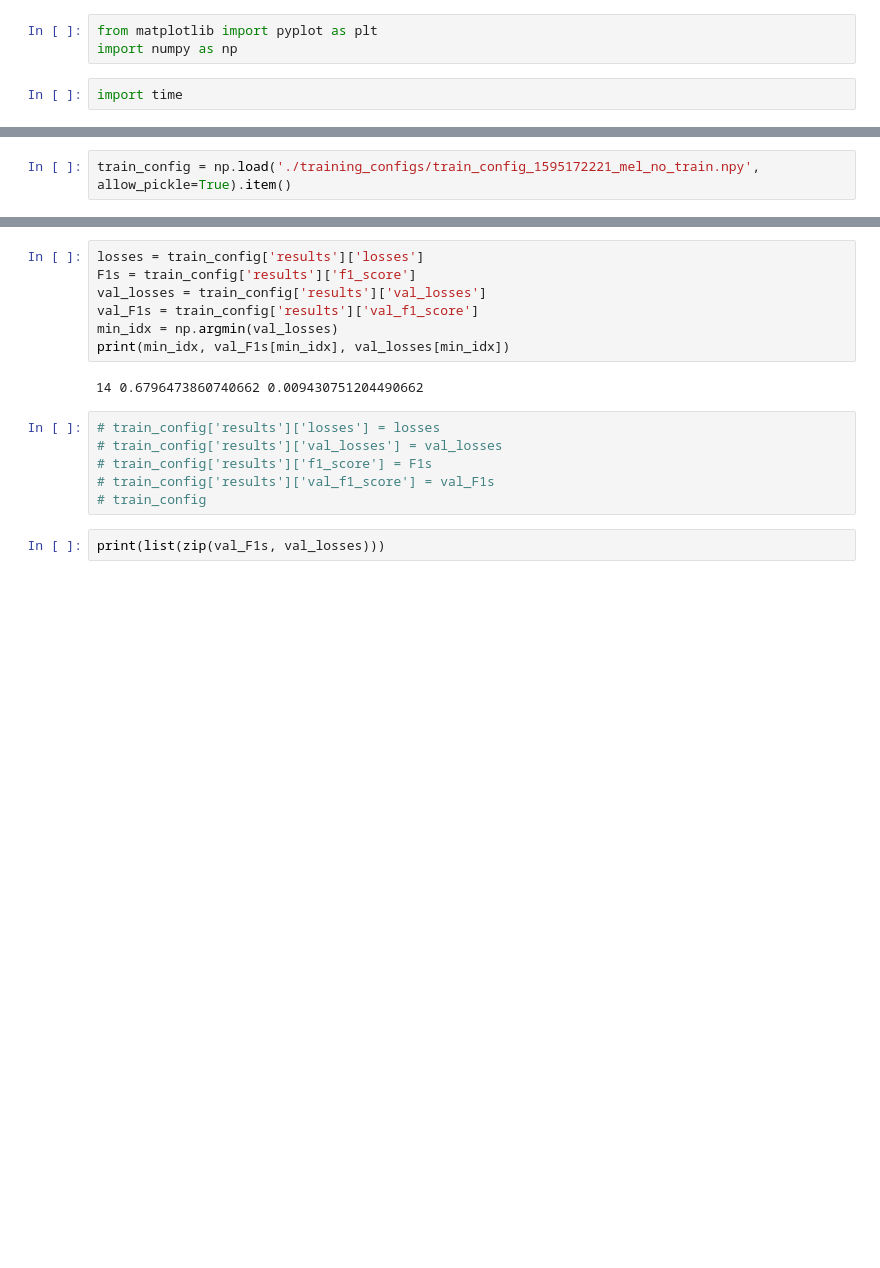
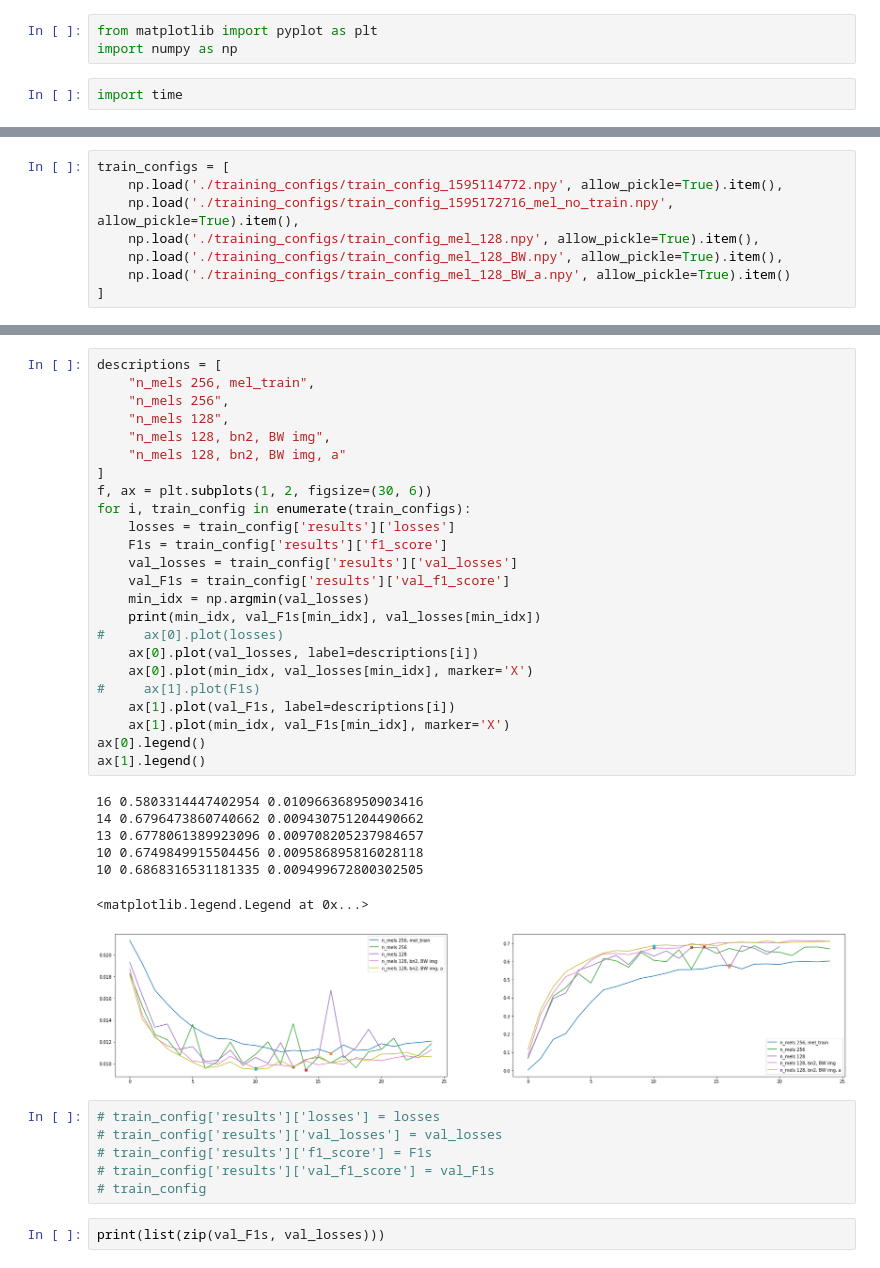
Before and after one commit to jganzabal/kaggle-birds, a Jupyter notebook: 65_training_curves.ipynb, the cells around one changed output, grey strips where cells are left out. Cells and saved outputs as stored; diff of their text form; blank space fills up the shorter version.

```diff
--- a/65_training_curves.ipynb
+++ b/65_training_curves.ipynb
@@ -40,2 +89,0 @@ import time
-# %%
-train_config = np.load('./training_configs/train_config_1595172221_mel_no_train.npy', allow_pickle=True).item()
@@ -41,0 +156,8 @@ train_config = np.load('./training_configs/train_config_1595172221_mel_no_train.
+# %%
+train_configs = [
+    np.load('./training_configs/train_config_1595114772.npy', allow_pickle=True).item(),
+    np.load('./training_configs/train_config_1595172716_mel_no_train.npy', allow_pickle=True).item(),
+    np.load('./training_configs/train_config_mel_128.npy', allow_pickle=True).item(),
+    np.load('./training_configs/train_config_mel_128_BW.npy', allow_pickle=True).item(),
+    np.load('./training_configs/train_config_mel_128_BW_a.npy', allow_pickle=True).item()
+]
@@ -57,12 +189,35 @@ train_config = np.load('./training_configs/train_config_1595172221_mel_no_train.
-# %%
-losses = train_config['results']['losses']
-F1s = train_config['results']['f1_score']
-val_losses = train_config['results']['val_losses']
-val_F1s = train_config['results']['val_f1_score']
-min_idx = np.argmin(val_losses)
-print(min_idx, val_F1s[min_idx], val_losses[min_idx])
-# %% [output]
-14 0.6796473860740662 0.009430751204490662
+# %%
+descriptions = [
+    "n_mels 256, mel_train",
+    "n_mels 256",
+    "n_mels 128",
+    "n_mels 128, bn2, BW img",
+    "n_mels 128, bn2, BW img, a"
+]
+f, ax = plt.subplots(1, 2, figsize=(30, 6))
+for i, train_config in enumerate(train_configs):
+    losses = train_config['results']['losses']
+    F1s = train_config['results']['f1_score']
+    val_losses = train_config['results']['val_losses']
+    val_F1s = train_config['results']['val_f1_score']
+    min_idx = np.argmin(val_losses)
+    print(min_idx, val_F1s[min_idx], val_losses[min_idx])
+#     ax[0].plot(losses)
+    ax[0].plot(val_losses, label=descriptions[i])
+    ax[0].plot(min_idx, val_losses[min_idx], marker='X')
+#     ax[1].plot(F1s)
+    ax[1].plot(val_F1s, label=descriptions[i])
+    ax[1].plot(min_idx, val_F1s[min_idx], marker='X')
+ax[0].legend()
+ax[1].legend()
+# %% [output]
+16 0.5803314447402954 0.010966368950903416
+14 0.6796473860740662 0.009430751204490662
+13 0.6778061389923096 0.009708205237984657
+10 0.6749849915504456 0.009586895816028118
+10 0.6868316531181335 0.009499672800302505
+<matplotlib.legend.Legend at 0x...>
+[figure, added]
 # %%
 # train_config['results']['losses'] = losses
 # train_config['results']['val_losses'] = val_losses
```
Also changed, not shown: parts of 9 cells of this notebook, 4 other files.
